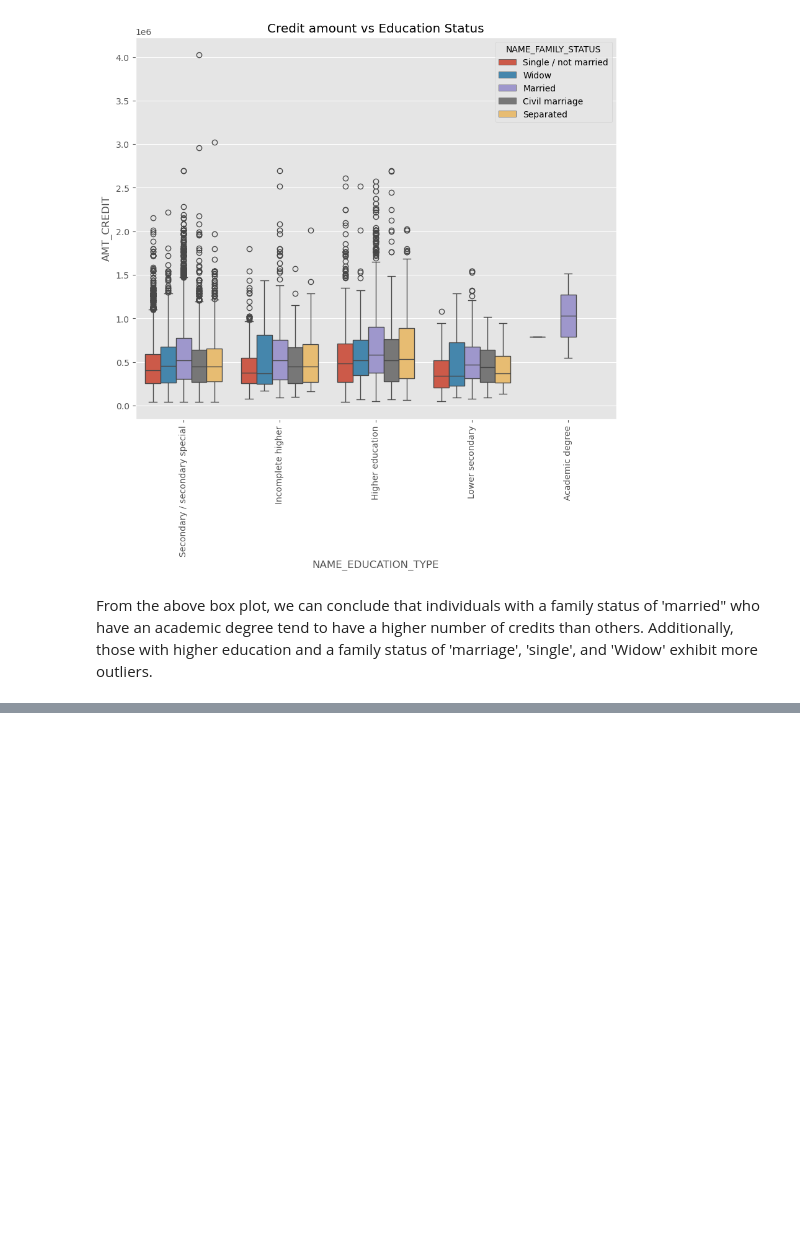
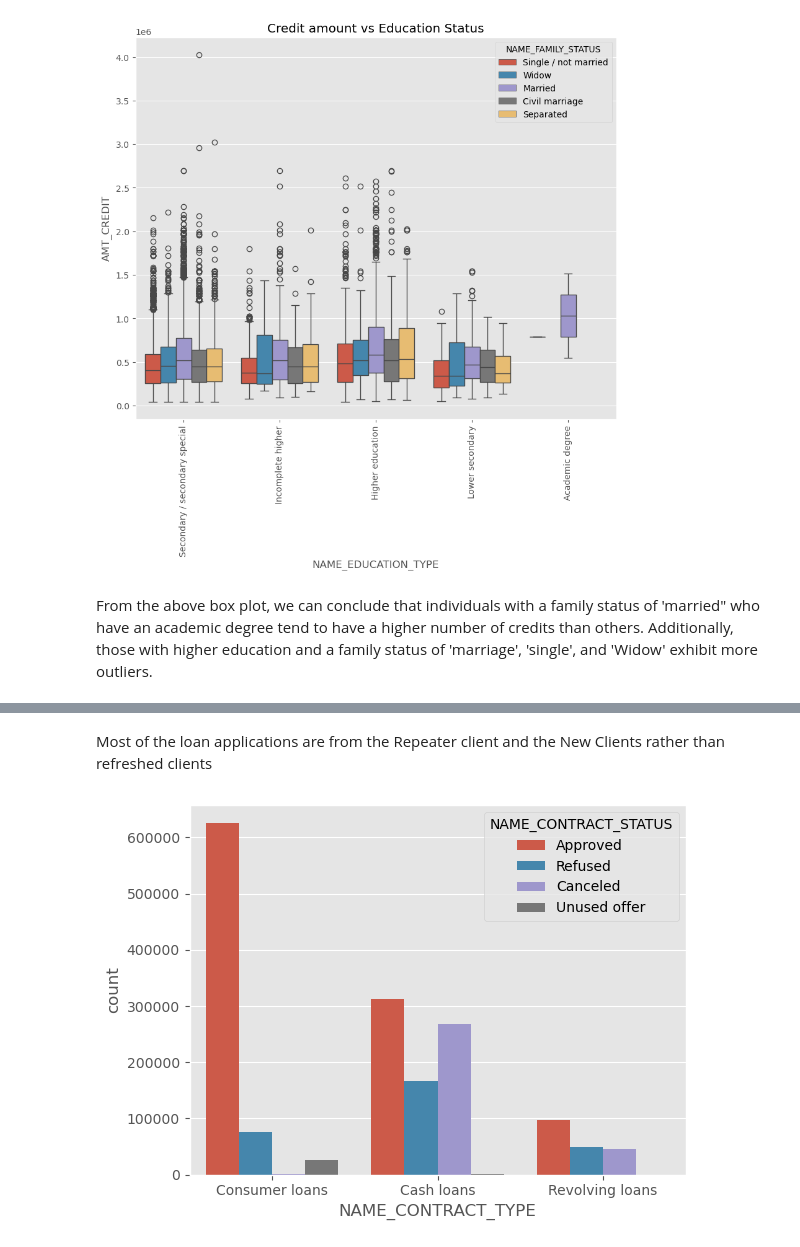
Before and after one commit to PrakNew/UpGrad, a Jupyter notebook: Credit EDA Case Study/credit-eda-case-study.ipynb, the cells around one changed output, grey strips where cells are left out. Cells and saved outputs as stored; diff of their text form; code cells hidden in the pictures; blank space fills up the shorter version.

```diff
--- a/Credit EDA Case Study/credit-eda-case-study.ipynb
+++ b/Credit EDA Case Study/credit-eda-case-study.ipynb
@@ -848,0 +887,9 @@ From the above box plot, we can conclude that individuals with a family status o
+# %% [markdown]
+Most of the loan applications are from the Repeater client and the New Clients rather than refreshed clients
+# %%
+# Analysing NAME_CONTRACT_TYPE and NAME_CONTRACT_STATUS columns together
+
+sns.countplot(x="NAME_CONTRACT_TYPE", hue="NAME_CONTRACT_STATUS", data = df_application_previous)
+plt.show()
+# %% [output]
+[figure, added]
```
Also changed, not shown: parts of 27 cells of this notebook.
